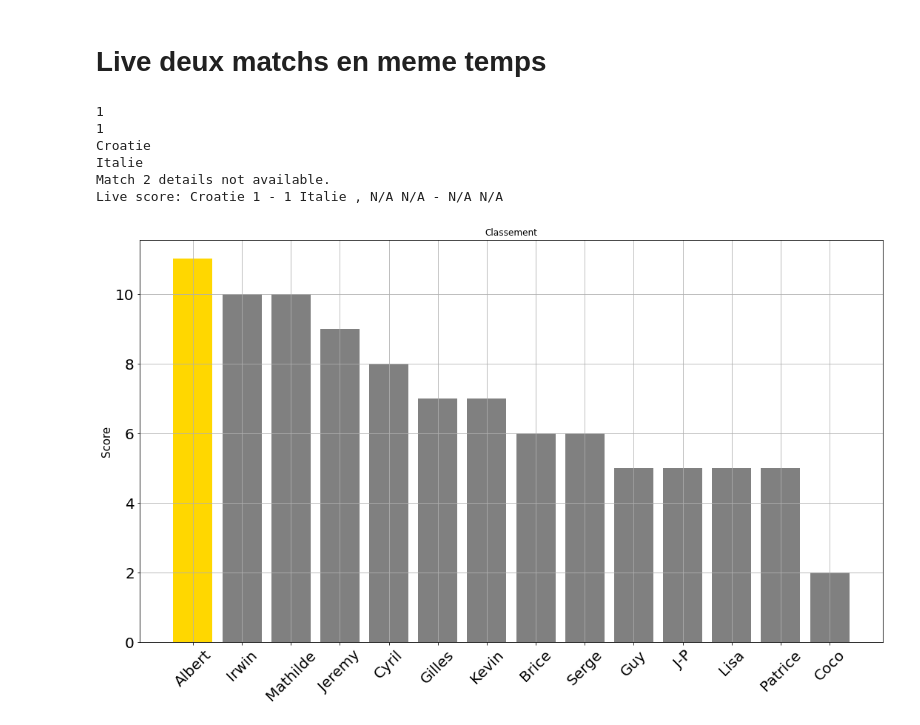
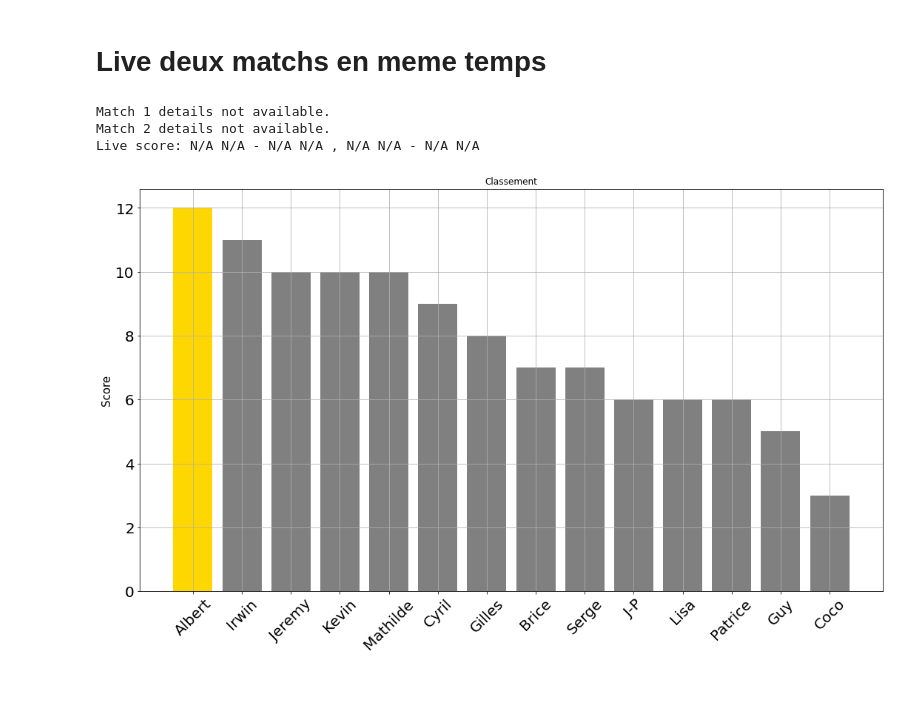
Before and after one commit to coraliegrobel/Classement, a Jupyter notebook: test2.ipynb, the cells around one changed output. Cells and saved outputs as stored; diff of their text form; code cells hidden in the pictures; blank space fills up the shorter version.

Commit message:
Update classement plot

```diff
--- a/test2.ipynb
+++ b/test2.ipynb
@@ -47,6 +47,8 @@ df["Ecos - Hongr score_final"] = "0-1"
 df["Suis - All score_final"] = "1-1"
 df["Croat - Ita score_final"] = "1-1"
 df["Alban - Esp score_final"] = "0-1"
+df["Fra - Pol score_final"] = "0-0"
+df["Pays-B - Autri score_final"] = "0-0"
 # %%
 for match in all_match:
     s = match + " points"
@@ -380,11 +382,11 @@ while True:
 
     # Match 1
     driver1 = webdriver.Chrome(options=chrome_options)
-    driver1.get("https://www.livescore.in/fr/match/z9sCm159/#/resume-du-match/resume-du-match")
+    driver1.get("https://www.livescore.in/fr/match/Cjv2QLcJ/#/resume-du-match/resume-du-match")
 
     # Match 2
     driver2 = webdriver.Chrome(options=chrome_options)
-    driver2.get("https://www.livescore.in/fr/match/hph7lsj3/#/resume-du-match/resume-du-match")
+    driver2.get("https://www.livescore.in/fr/match/S26k1KZ8/#/resume-du-match/resume-du-match")
 
     try:
         # Initialize variables
@@ -439,28 +441,28 @@ while True:
 
         # Match 1 DataFrame update
         if domicile1 and exterieur1:
-            df['Croat - Ita score_final'] = str(domicile1.text) + "-" + str(exterieur1.text)
-            s = "Croat - Ita points"
-            a = "Croat - Ita real winner"
-            int_ = "Croat - Ita basic"
-            score = "Croat - Ita score_final"
+            df['Fra - Pol score_final'] = str(domicile1.text) + "-" + str(exterieur1.text)
+            s = "Fra - Pol points"
+            a = "Fra - Pol real winner"
+            int_ = "Fra - Pol basic"
+            score = "Fra - Pol score_final"
             df[a] = df[score].apply(lambda x: compute_winner(x))
-            df[s] = np.where(df["Croat - Ita score_final"] == df['Croat - Ita'], 3, 0)
-            df[int_] = np.where(df["Croat - Ita winner"] == df[a], 1, 0)
+            df[s] = np.where(df["Fra - Pol score_final"] == df['Fra - Pol'], 3, 0)
+            df[int_] = np.where(df["Fra - Pol winner"] == df[a], 1, 0)
             df[int_] = df.apply(lambda row: 0 if row[s] == 3 else row[int_], axis=1)
             df[s] = df[s] + df[int_]
             df.drop(int_, axis=1, inplace=True)
 
         # Match 2 DataFrame update
         if domicile2 and exterieur2:
-            df['Alban - Esp score_final'] = str(domicile2.text) + "-" + str(exterieur2.text)
-            s = "Alban - Esp points"
-            a = "Alban - Esp real winner"
-            int_ = "Alban - Esp basic"
-            score = "Alban - Esp score_final"
+            df['Pays-B - Autri score_final'] = str(domicile2.text) + "-" + str(exterieur2.text)
+            s = "Pays-B - Autri points"
+            a = "Pays-B - Autri real winner"
+            int_ = "Pays-B - Autri basic"
+            score = "Pays-B - Autri score_final"
             df[a] = df[score].apply(lambda x: compute_winner(x))
-            df[s] = np.where(df["Alban - Esp score_final"] == df['Alban - Esp'], 3, 0)
-            df[int_] = np.where(df["Alban - Esp winner"] == df[a], 1, 0)
+            df[s] = np.where(df["Pays-B - Autri score_final"] == df['Pays-B - Autri'], 3, 0)
+            df[int_] = np.where(df["Pays-B - Autri winner"] == df[a], 1, 0)
             df[int_] = df.apply(lambda row: 0 if row[s] == 3 else row[int_], axis=1)
             df[s] = df[s] + df[int_]
             df.drop(int_, axis=1, inplace=True)
@@ -471,36 +473,33 @@ while True:
         test = pd.DataFrame(df.groupby(["Participants"])["total_score"].max().sort_values(ascending=False))
         test.reset_index(inplace=True)
         affichage_2 = df[affichage].sort_values("total_score", ascending=False)
         affichage_2.to_html('classement_table.html', index=False)
 
         plt.figure(figsize=(18, 10))
         plt.bar(test["Participants"], test["total_score"], color=['gold', "grey","grey","grey","grey","grey","grey","grey","grey","grey","grey","grey","grey","grey"] * 11)
         plt.ylabel('Score', fontsize=15)
         plt.title('Classement')
         plt.xticks(fontsize=20, rotation=45)
         plt.yticks(fontsize=20)
         plt.grid(True)
         plt.savefig('classement.png')
         plt.show()
         plt.close()
 
         status_output = subprocess.run(['git', 'status', '--porcelain'], capture_output=True, text=True).stdout.strip()
 
         if status_output:
             subprocess.run(['git', 'add', 'classement.png', 'index.html', 'classement_table.html', "test2.ipynb", "index.html", "live_score.html"], check=True)
             subprocess.run(['git', 'commit', '-m', 'Update classement plot'], check=True)
             subprocess.run(['git', 'push'], check=True)
     finally:
         driver1.quit()
         driver2.quit()
 
     # Sleep for 4 minutes (4 minutes * 60 seconds)
     time.sleep(4 * 60)
 # %% [output]
-1
-1
-Croatie
-Italie
+Match 1 details not available.
 Match 2 details not available.
-Live score: Croatie 1 - 1 Italie , N/A N/A - N/A N/A
+Live score: N/A N/A - N/A N/A , N/A N/A - N/A N/A
-[figure, old version]
+[figure, new version]
```
Also changed, not shown: 2 other files.
